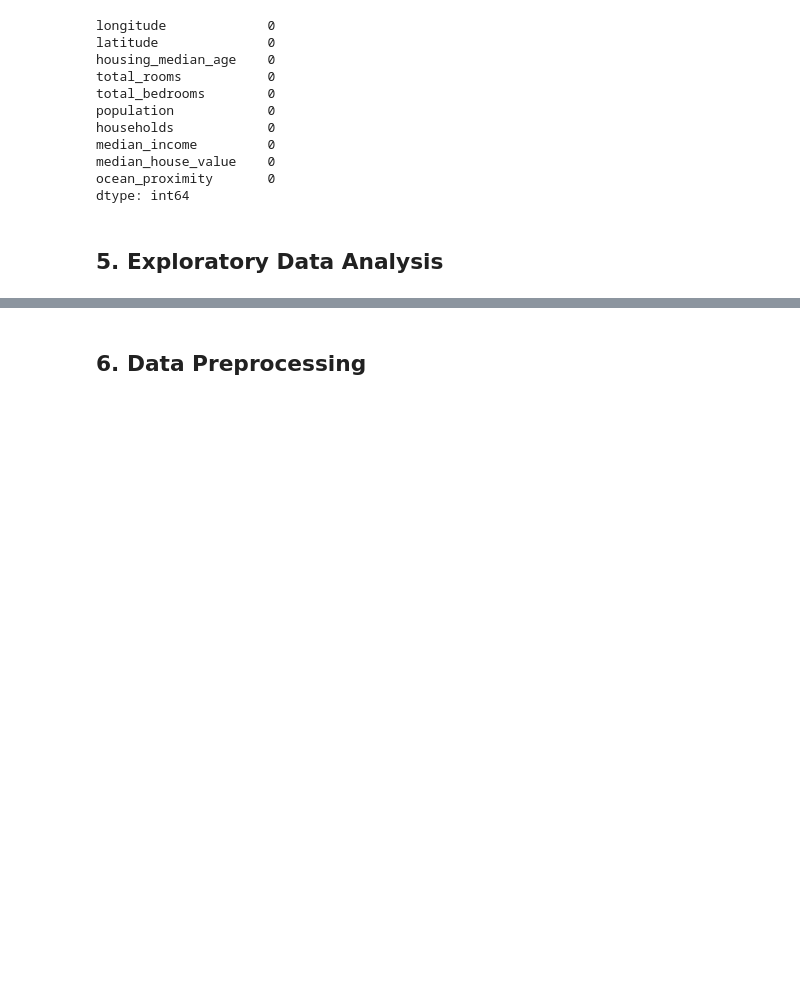
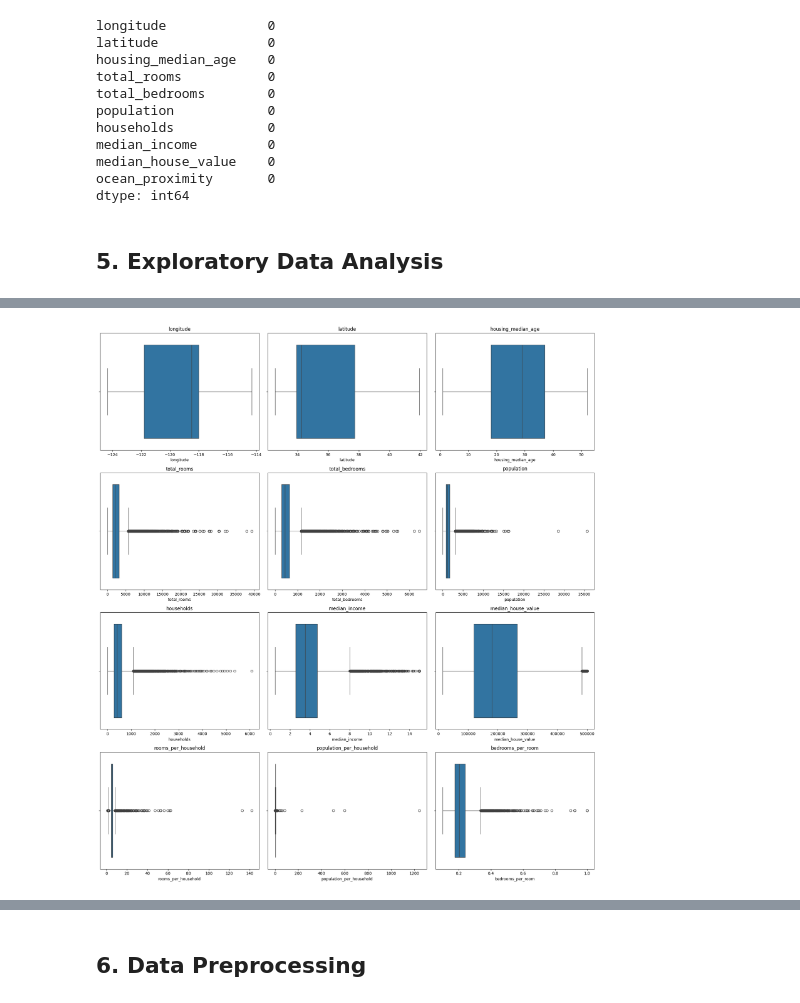
Before and after one commit to JoshuaPaul-lasisi/House-Price-Prediction, a Jupyter notebook: notebook.ipynb, the cells around one changed output, grey strips where cells are left out. Cells and saved outputs as stored; diff of their text form; code cells hidden in the pictures; blank space fills up the shorter version.

```diff
--- a/notebook.ipynb
+++ b/notebook.ipynb
@@ -133,0 +142,27 @@ dtype: int64
+# %%
+# Drop the categorical column
+numeric_columns = house.drop(columns='ocean_proximity').columns
+
+# Set up the grid size
+num_plots = len(numeric_columns)
+num_rows = (num_plots // 3) + (num_plots % 3 > 0)
+
+# Create the subplots
+fig, axes = plt.subplots(num_rows, 3, figsize=(18, num_rows * 5))
+
+# Flatten the axes array for easy iteration
+axes = axes.flatten()
+
+# Generate the boxplots
+for i, column in enumerate(numeric_columns):
+    sns.boxplot(x=house[column], ax=axes[i])
+    axes[i].set_title(column)
+
+# Remove any empty subplots
+for j in range(i + 1, len(axes)):
+    fig.delaxes(axes[j])
+
+plt.tight_layout()
+plt.show()
+# %% [output]
+[figure, added]
```
Also changed, not shown: parts of 9 cells of this notebook.
